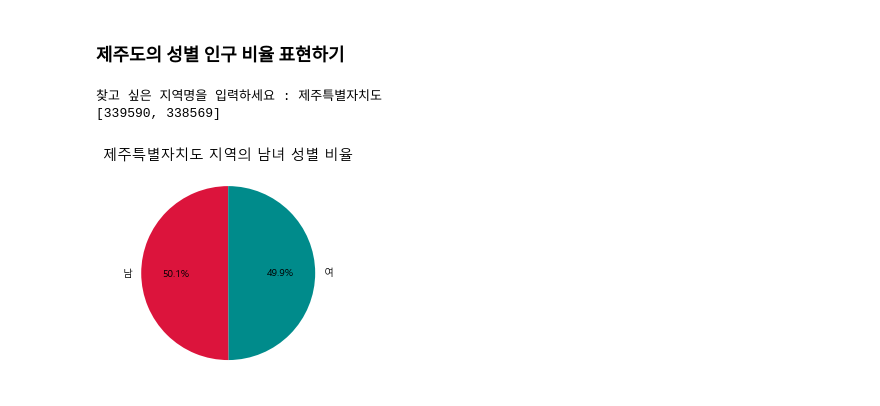
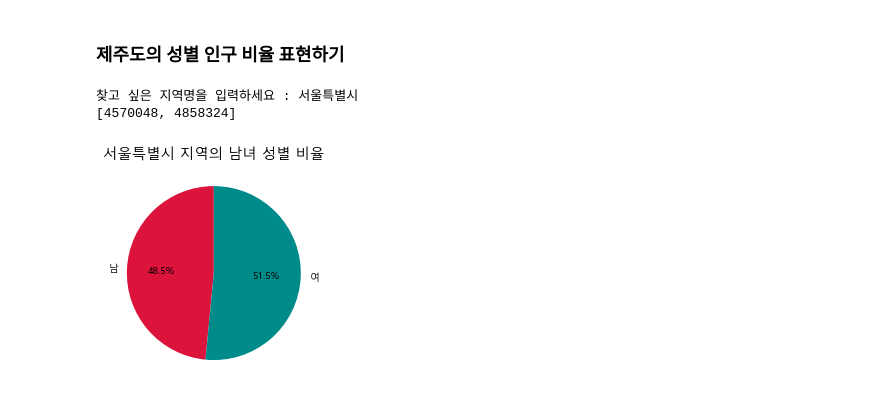
Before and after one commit to kiyongee2/data_mining, a Jupyter notebook: every_data/population2.ipynb, the cells around one changed output. Saved outputs shown, nothing was run; the diff lists cells and outputs as text; code cells hidden in the pictures.

Commit message:
data view

```diff
--- a/every_data/population2.ipynb
+++ b/every_data/population2.ipynb
@@ -5,7 +5,7 @@
 # %%
 import csv
 
-f = open('gender.csv')
+f = open('Data/gender.csv')
 data = csv.reader(f)
 
 header = next(data)
@@ -21,7 +21,7 @@ for row in data:
 # %%
 import matplotlib.pyplot as plt
 
-f = open('gender.csv')
+f = open('Data/gender.csv')
 data = csv.reader(f)
 
 m = []
@@ -46,7 +46,7 @@ plt.show()
 # %% [markdown]
 ### 항아리 모양의 그래프 그리기
 # %%
-f = open('gender.csv')
+f = open('Data/gender.csv')
 data = csv.reader(f)
 
 m = []
@@ -63,6 +63,7 @@ for row in data:
 
 #print(m, fm)
 print(row[1], row[105])
+'''
 plt.style.use('ggplot')
 plt.figure(figsize=(10, 5), dpi=100)
 plt.rc('font', family='Malgun Gothic')
@@ -72,6 +73,7 @@ plt.barh(range(101), m, label='남성')
 plt.barh(range(101), fm, label='여성')
 plt.legend()
 plt.show()
+'''
 # %% [output]
 찾고 싶은 지역명을 입력하세요 : 제주시
 246,504 246,885
@@ -97,33 +99,32 @@ plt.show()
 # %% [markdown]
 ### 제주도의 성별 인구 비율 표현하기
 # %%
-f = open('gender.csv')
+f = open('Data/gender.csv')
 data = csv.reader(f)
 
 size = []
 name = input("찾고 싶은 지역명을 입력하세요 : ")
 
 for row in data:
     if name in row[0]:
         sum_m = 0
         sum_fm = 0
 
         for i in range(101):
             sum_m += int(row[i+3].replace(',', ''))
             sum_fm += int(row[i+106].replace(',', ''))
         break
 
 size.append(sum_m)
 size.append(sum_fm)
 print(size)
 
 plt.title(name + " 지역의 남녀 성별 비율")
 color = ['crimson', 'darkcyan']
-label = ['A형', 'B형', 'AB형', 'O형']
 plt.pie(size, labels=['남', '여'], autopct='%.1f%%', colors=color,
        startangle=90)
 plt.show()
 # %% [output]
-찾고 싶은 지역명을 입력하세요 : 제주특별자치도
-[339590, 338569]
+찾고 싶은 지역명을 입력하세요 : 서울특별시
+[4570048, 4858324]
-[figure, old version]
+[figure, new version]
```
Also changed, not shown: parts of 2 cells of this notebook, 9 other files.
